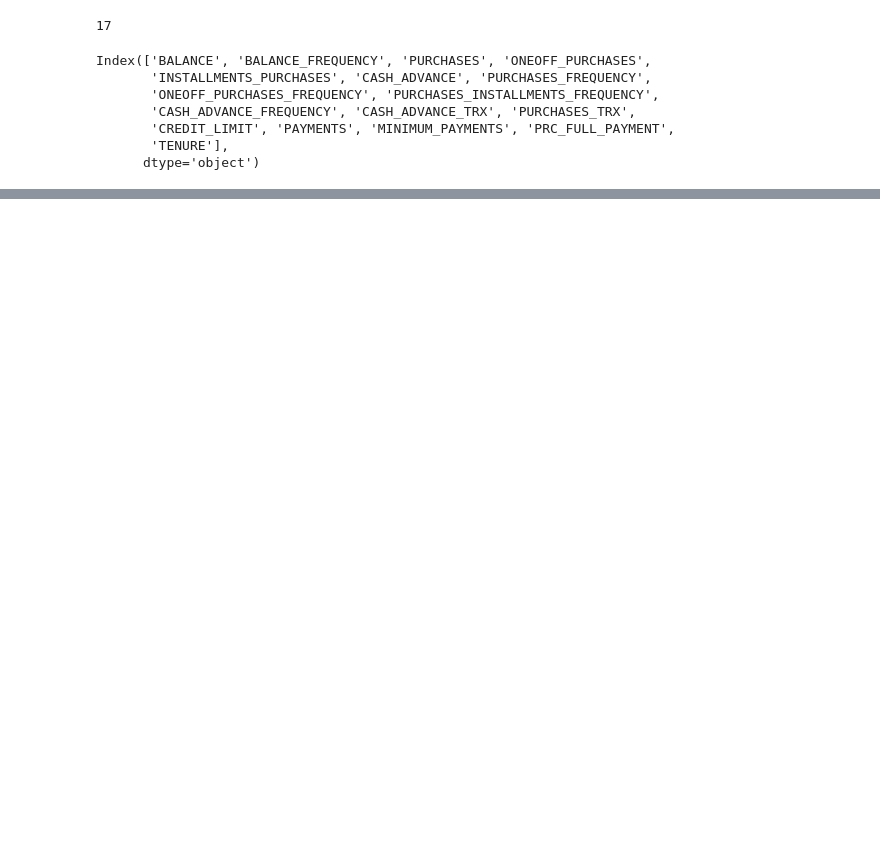
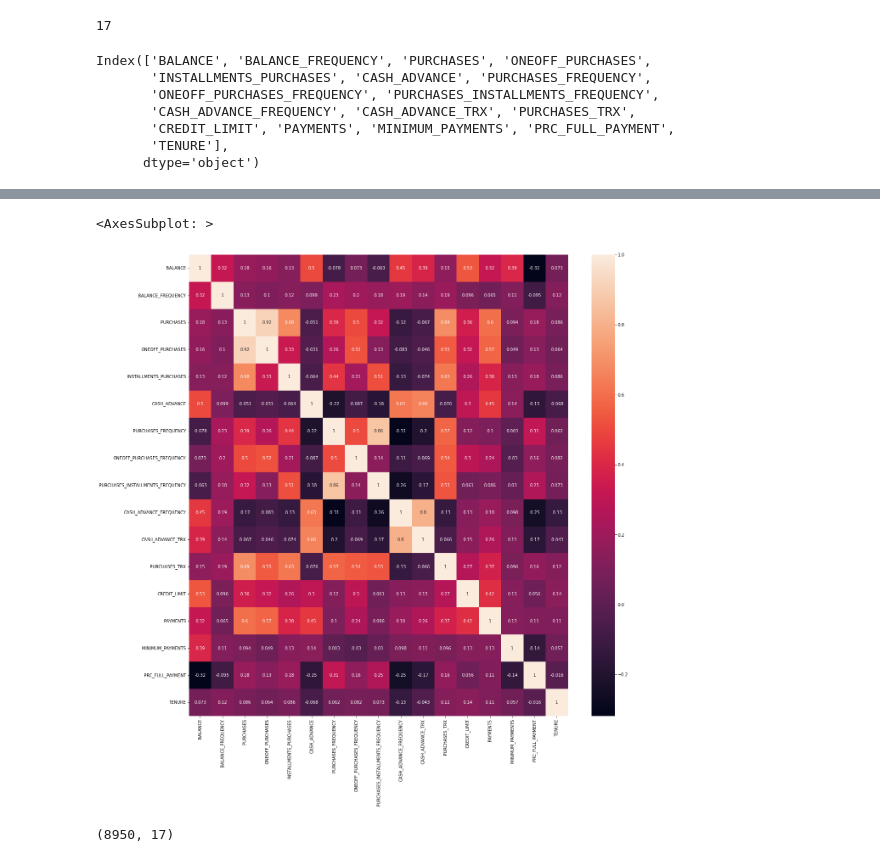
Before and after one commit to dvsociety/Data-Science, a Jupyter notebook: Marketing/Marketing.ipynb, the cells around one changed output, grey strips where cells are left out. Saved outputs shown, nothing was run; the diff lists cells and outputs as text; code cells hidden in the pictures; blank space fills up the shorter version.

```diff
--- a/Marketing/Marketing.ipynb
+++ b/Marketing/Marketing.ipynb
@@ -206,3 +206,11 @@ plt.tight_layout()
 # %%
 # Busco la correlación entre las distintas variables
 correlations = creditcard_df.corr()
+# %%
+f, ax = plt.subplots(figsize = (20,20))
+sns.heatmap(correlations, annot = True)
+# 'PURCHASES' tienen una alta correlación con one-off purchases, 'installment purchases, purchase transactions, credit limit y payments.
+# Correlación positiva muy elevada entre 'PURCHASES_FREQUENCY' y 'PURCHASES_INSTALLMENT_FREQUENCY'
+# %% [output]
+<AxesSubplot: >
+[figure, added]
@@ -208,0 +221,4 @@ correlations = creditcard_df.corr()
+# %%
+creditcard_df_scaled.shape
+# %% [output]
+(8950, 17)
```
Also changed, not shown: parts of 34 cells of this notebook, 1 other file.
